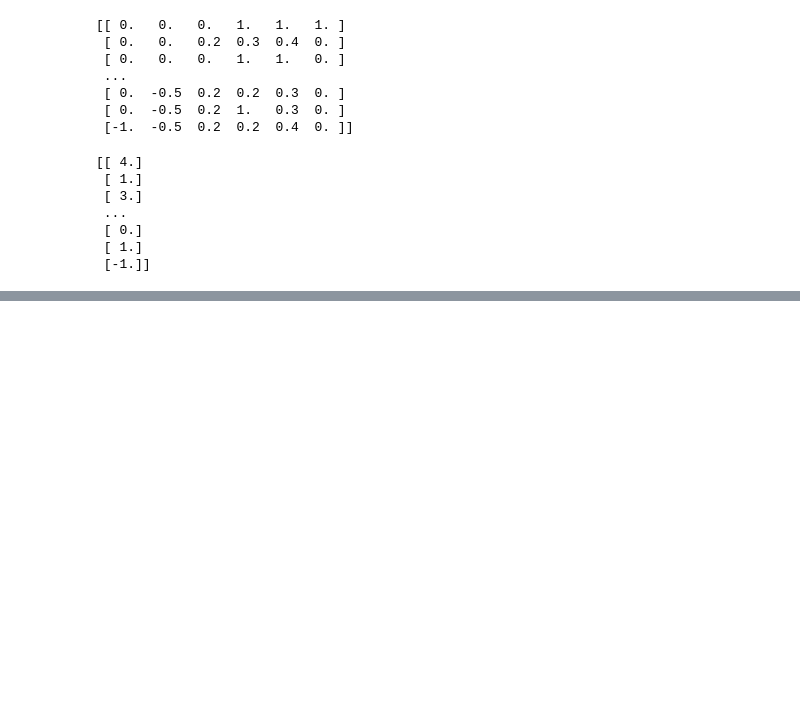
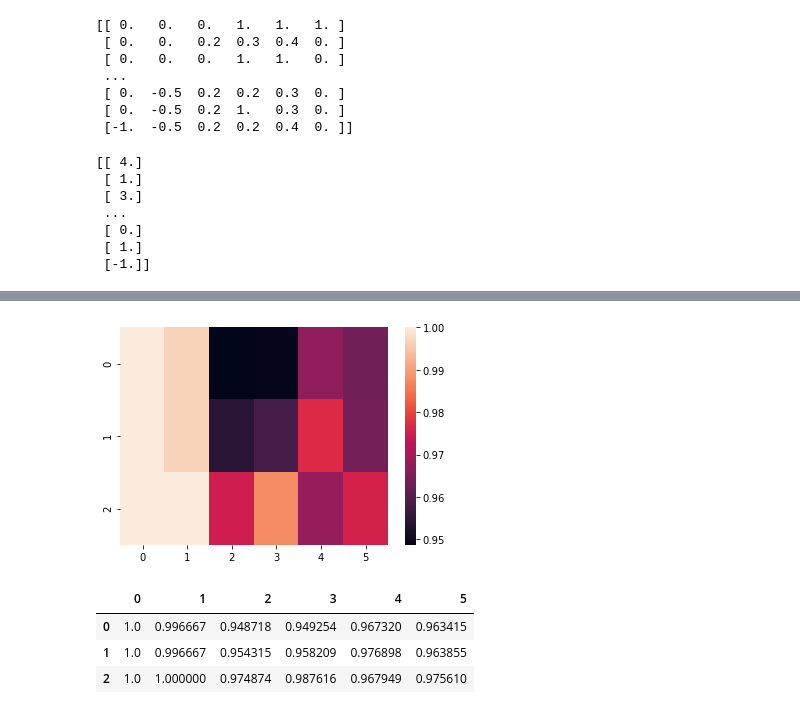
Before and after one commit to anuPh23/Spotify, a Jupyter notebook: spotify_classifier_raw_data.ipynb, the cells around one changed output, grey strips where cells are left out. Drawn from its saved outputs; the diff is of its cells as text; code cells hidden in the pictures; blank space fills up the shorter version.

```diff
--- a/spotify_classifier_raw_data.ipynb
+++ b/spotify_classifier_raw_data.ipynb
@@ -202,0 +227,13 @@ Recall: [1.         1.         0.98477157 0.95508982 0.99016393 1.        ]
+# %%
+model_precision = [dtree_precision_score,rftree_precision_score,svm_precision_score]
+model_precision = pd.DataFrame(model_precision)
+sns.heatmap(model_precision)
+plt.show()
+
+model_precision
+# %% [output]
+[figure, added]
+|  | 0 | 1 | 2 | 3 | 4 | 5 |
+| 0 | 1.0 | 0.996667 | 0.948718 | 0.949254 | 0.967320 | 0.963415 |
+| 1 | 1.0 | 0.996667 | 0.954315 | 0.958209 | 0.976898 | 0.963855 |
+| 2 | 1.0 | 1.000000 | 0.974874 | 0.987616 | 0.967949 | 0.975610 |
```
Also changed, not shown: parts of 3 cells of this notebook.
